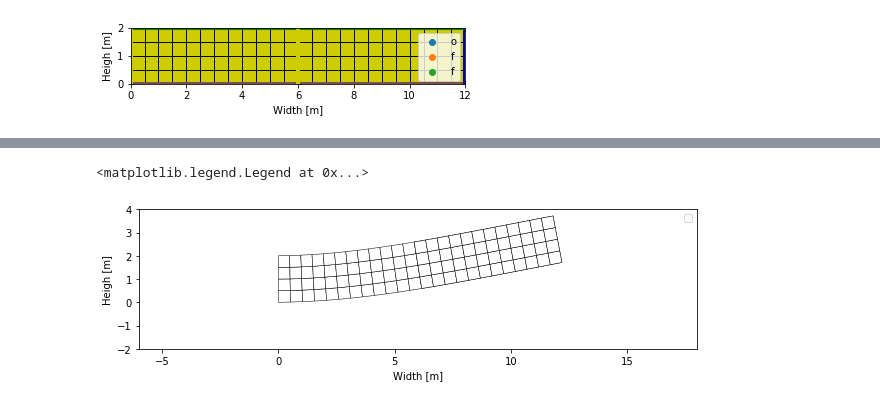
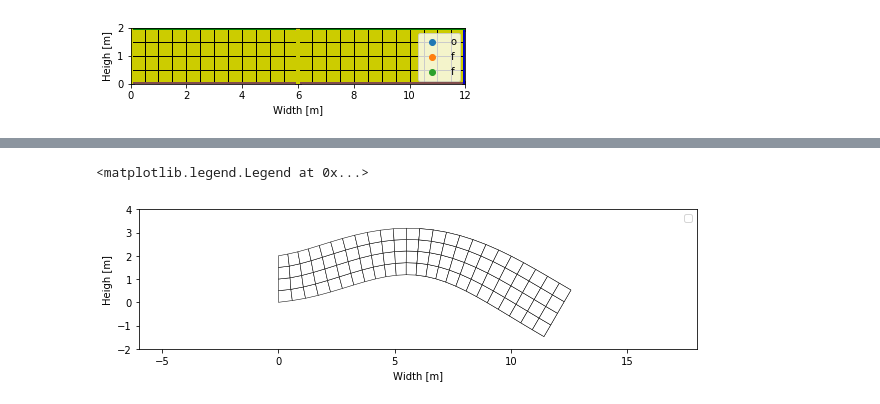
Before and after one commit to jenovencio/notebooks, a Jupyter notebook: DDEigensolver/DD eigensolver.ipynb, the cells around one changed output, grey strips where cells are left out. Drawn from its saved outputs; the diff is of its cells as text; code cells hidden in the pictures.

```diff
--- a/DDEigensolver/DD eigensolver.ipynb
+++ b/DDEigensolver/DD eigensolver.ipynb
@@ -119,6 +137,6 @@ for key, value in neighbors_dict.items():
     B_local_dict[key] = s.build_B(value)
 # %%
 zeros = np.zeros(K1.shape[0])
-case = FETIcase_builder(2,1, K1, zeros, B_local_dict,s,BC_type='G',force_scaling=2.0)
+case = FETIcase_builder(2,1, K1, zeros, B_local_dict,s,BC_type='G',force_scaling=1.0)
 K_dict, B_dict, f_dict = case.build_subdomain_matrices()
 # %%
@@ -347,0 +315,7 @@ array([  11.73354858,   71.81633013,  113.05620904,  207.57136132,
+# %%
+v_dict = manager.vector2localdict(V_wp,manager.global2local_primal_dofs)
+p0 = 10.0
+u1=p0*v_dict[1]
+u2=p0*v_dict[2]
+my_system1.u_output = list(u1.T)
+my_system2.u_output = list(u2.T)
@@ -347,0 +471,17 @@ array([  11.73354858,   71.81633013,  113.05620904,  207.57136132,
+# %%
+managerT = SolverManager(K_dict_,B_dict_total,f_dict,tolerance=1.0e-12)
+B_ = managerT.assemble_global_B().A
+
+BBT_inv_ = np.linalg.inv(B_.dot(B_.T))
+P_ = np.eye(M.shape[0]) + B_.T.dot(BBT_inv_.dot(B_))
+#P = np.eye(M.shape[0])
+
+def systemT(u,tol=1.0e-6):
+    f_ = P_.T.dot(M.dot(P_.dot(u)))
+    f_dict_ = manager.vector2localdict(f_,managerT.global2local_primal_dofs)
+    feti_obj_ = SerialFETIsolver(K_dict_,B_dict_total,f_dict_,tolerance=tol)
+    solution_obj_ = feti_obj_.solve()
+    u_dict_ = solution_obj_.u_dict
+    return solution_obj_.displacement
+
+un = system(u0)
@@ -353,17 +524,17 @@ u2=p0*v_dict[2]
 my_system1.u_output = list(u1.T)
 my_system2.u_output = list(u2.T)
 # %%
-mode_id = 0
-fig, ax2 = plt.subplots(1,1,figsize=(10,3))
-amfe.plot_2D_system_solution(my_system1,u_id=(19 - mode_id),ax=ax2)
-amfe.plot_2D_system_solution(my_system2,u_id=(19 - mode_id),ax=ax2)
+mode_id = 1
+fig3, ax4 = plt.subplots(1,1,figsize=(10,3))
+amfe.plot_2D_system_solution(my_system1,u_id=(19 - mode_id),ax=ax4)
+amfe.plot_2D_system_solution(my_system2,u_id=(19 - mode_id),ax=ax4)
 delta_ = 1.0
-ax2.set_xlim([-delta_*width,(2.0+delta_)*width])
-ax2.set_ylim([-delta_*heigh,(1.0+delta_)*heigh ])
-ax2.set_aspect('equal')
-ax2.set_xlabel('Width [m]')
-ax2.set_ylabel('Heigh [m]')
+ax4.set_xlim([-delta_*width,(2.0+delta_)*width])
+ax4.set_ylim([-delta_*heigh,(1.0+delta_)*heigh ])
+ax4.set_aspect('equal')
+ax4.set_xlabel('Width [m]')
+ax4.set_ylabel('Heigh [m]')
 plt.legend('off')
 # %% [output]
 <matplotlib.legend.Legend at 0x...>
-[figure, old version]
+[figure, new version]
```
Also changed, not shown: parts of 49 cells of this notebook.
